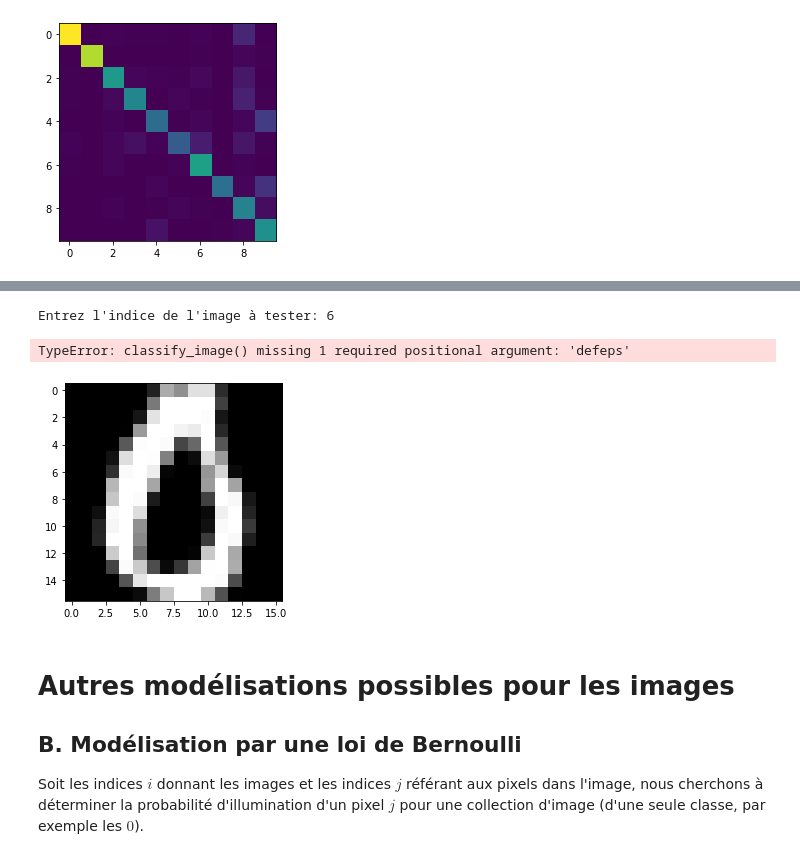
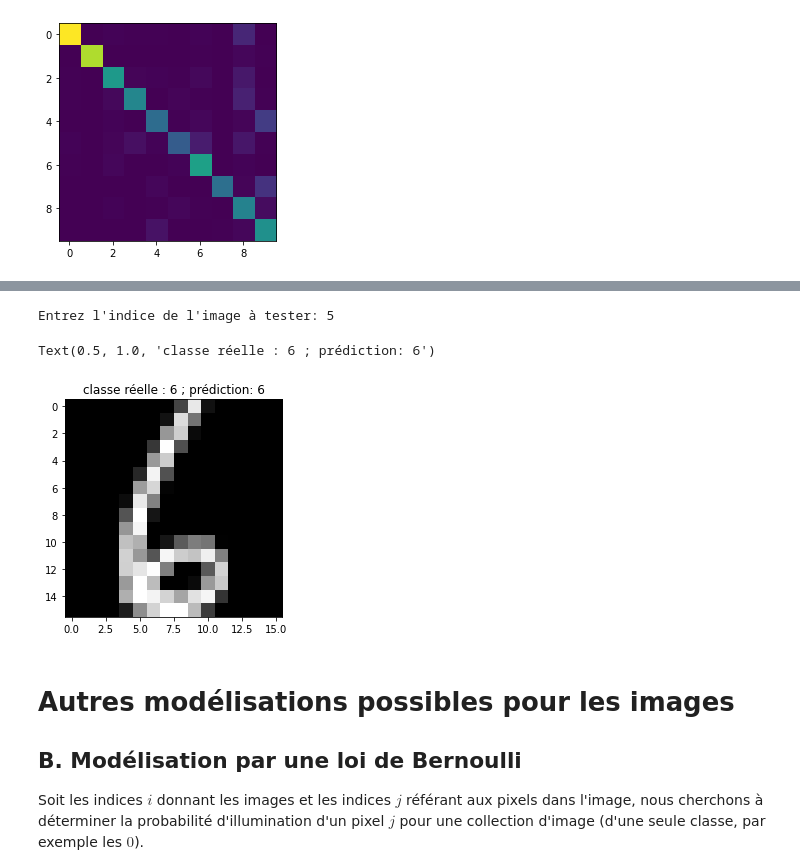
Before and after one commit to hanzopgp/MasterBioInformaticsPTs, a Jupyter notebook: S1/MAPSI/TME/TME3/enonce-2020/TME3DurandKordon.ipynb, the cells around one changed output, grey strips where cells are left out. Cells and saved outputs as stored; diff of their text form; code cells hidden in the pictures.

```diff
--- a/S1/MAPSI/TME/TME3/enonce-2020/TME3DurandKordon.ipynb
+++ b/S1/MAPSI/TME/TME3/enonce-2020/TME3DurandKordon.ipynb
@@ -260,14 +260,14 @@ Normalement, vous devez retrouver automatiquement que le premier chiffre mal cla
 # %%
 # votre code
 i=int(input("Entrez l'indice de l'image à tester:"))
 plt.figure()
 #plt.gray()
 plt.imshow(X_test[i].reshape(16,16), cmap="gray")
-plt.title("classe réelle : {} ; prédiction: {}".format(Y_test[i], classify_image(X_test[i], mu, sig)))
+plt.title("classe réelle : {} ; prédiction: {}".format(Y_test[i], classify_image(X_test[i], mu, sig,-1)))
 # %% [output]
-Entrez l'indice de l'image à tester: 6
+Entrez l'indice de l'image à tester: 5
-TypeError: classify_image() missing 1 required positional argument: 'defeps'
+Text(0.5, 1.0, 'classe réelle : 6 ; prédiction: 6')
-[figure, old version]
+[figure, new version]
 # %% [markdown]
 # Autres modélisations possibles pour les images
 
```
Also changed, not shown: parts of 5 cells of this notebook.
